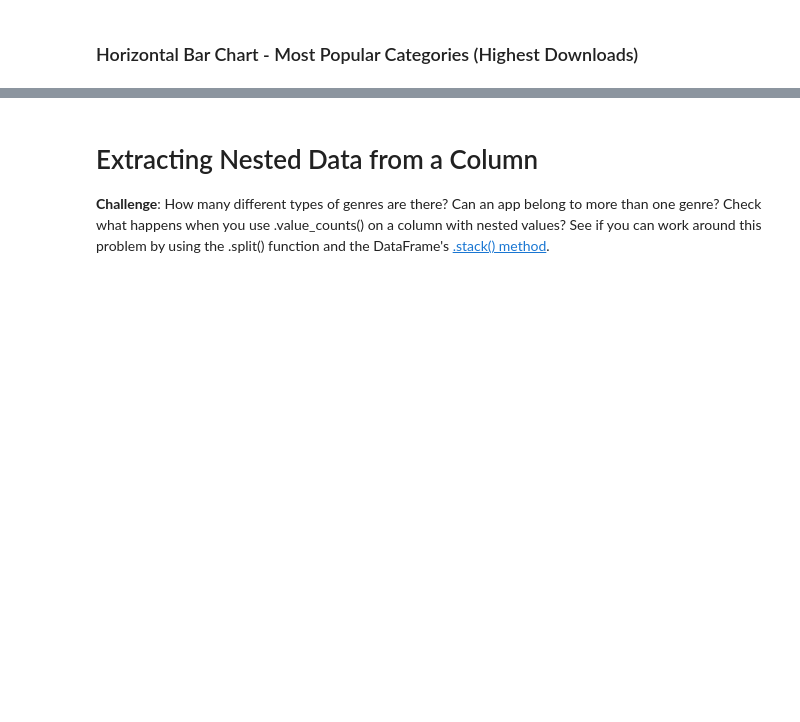
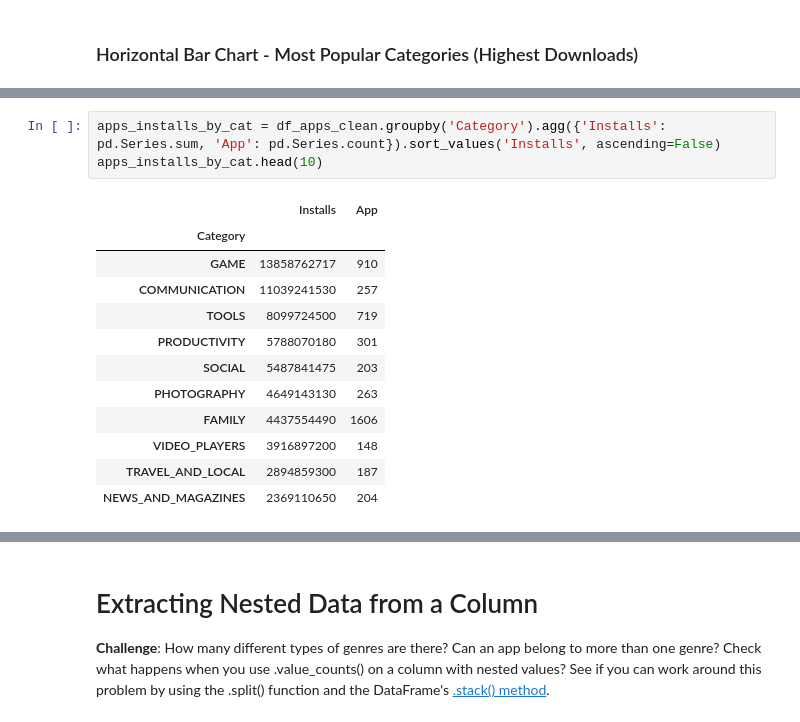
Before and after one commit to womaro/Story, a Jupyter notebook: Google_Play_Store_App_Analytics_(start).ipynb, the cells around one changed output, grey strips where cells are left out. Cells and saved outputs as stored; diff of their text form; blank space fills up the shorter version.

```diff
--- a/Google_Play_Store_App_Analytics_(start).ipynb
+++ b/Google_Play_Store_App_Analytics_(start).ipynb
@@ -436,3 +475,19 @@ df_apps_clean.sort_values('Revenue', ascending = False)
 <img src=https://imgur.com/cHsqh6a.png>
 
 *Hint*: Use the size, hover_name and color parameters in .scatter(). To scale the yaxis, call .update_layout() and specify that the yaxis should be on a log-scale like so: yaxis=dict(type='log')
+# %%
+apps_installs_by_cat = df_apps_clean.groupby('Category').agg({'Installs': pd.Series.sum, 'App': pd.Series.count}).sort_values('Installs', ascending=False)
+apps_installs_by_cat.head(10)
+# %% [output]
+|  | Installs | App |
+| Category |  |  |
+| GAME | 13858762717 | 910 |
+| COMMUNICATION | 11039241530 | 257 |
+| TOOLS | 8099724500 | 719 |
+| PRODUCTIVITY | 5788070180 | 301 |
+| SOCIAL | 5487841475 | 203 |
+| PHOTOGRAPHY | 4649143130 | 263 |
+| FAMILY | 4437554490 | 1606 |
+| VIDEO_PLAYERS | 3916897200 | 148 |
+| TRAVEL_AND_LOCAL | 2894859300 | 187 |
+| NEWS_AND_MAGAZINES | 2369110650 | 204 |
```
Also changed, not shown: parts of 6 cells of this notebook.
